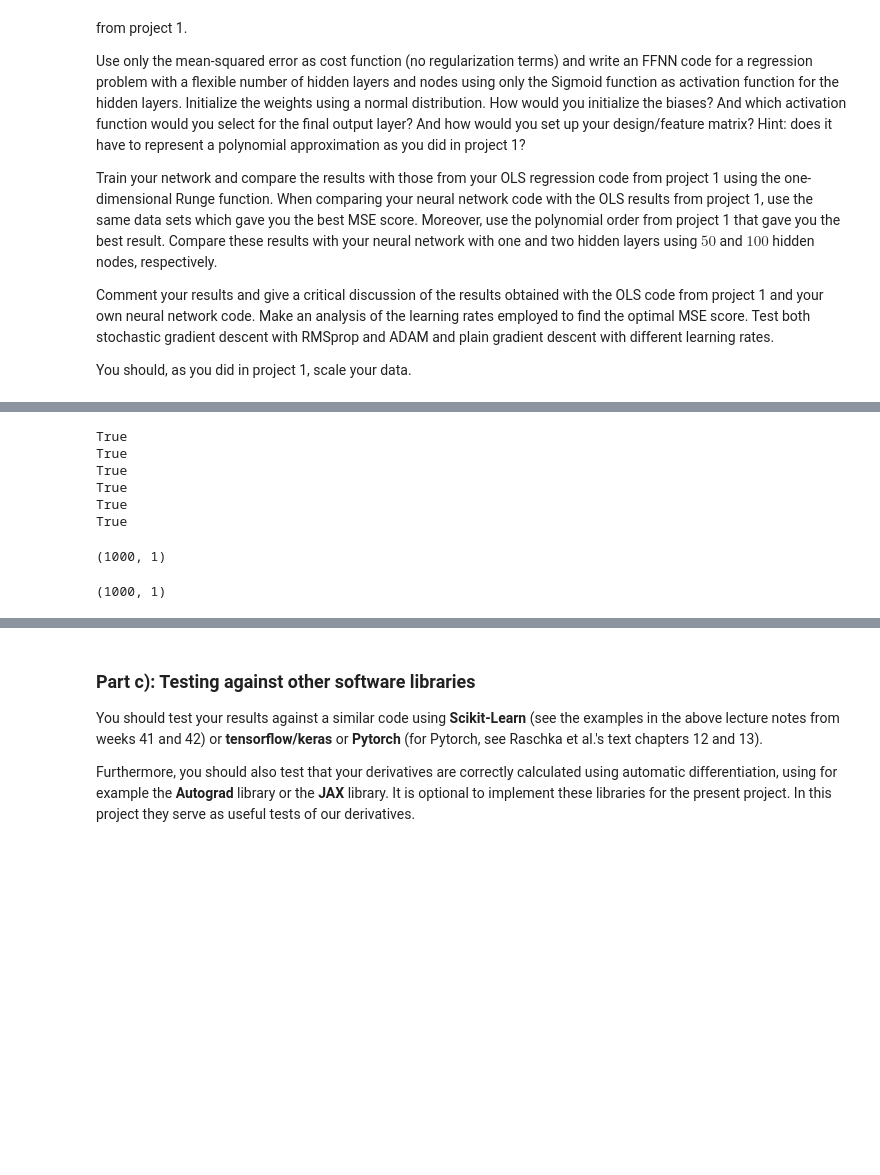
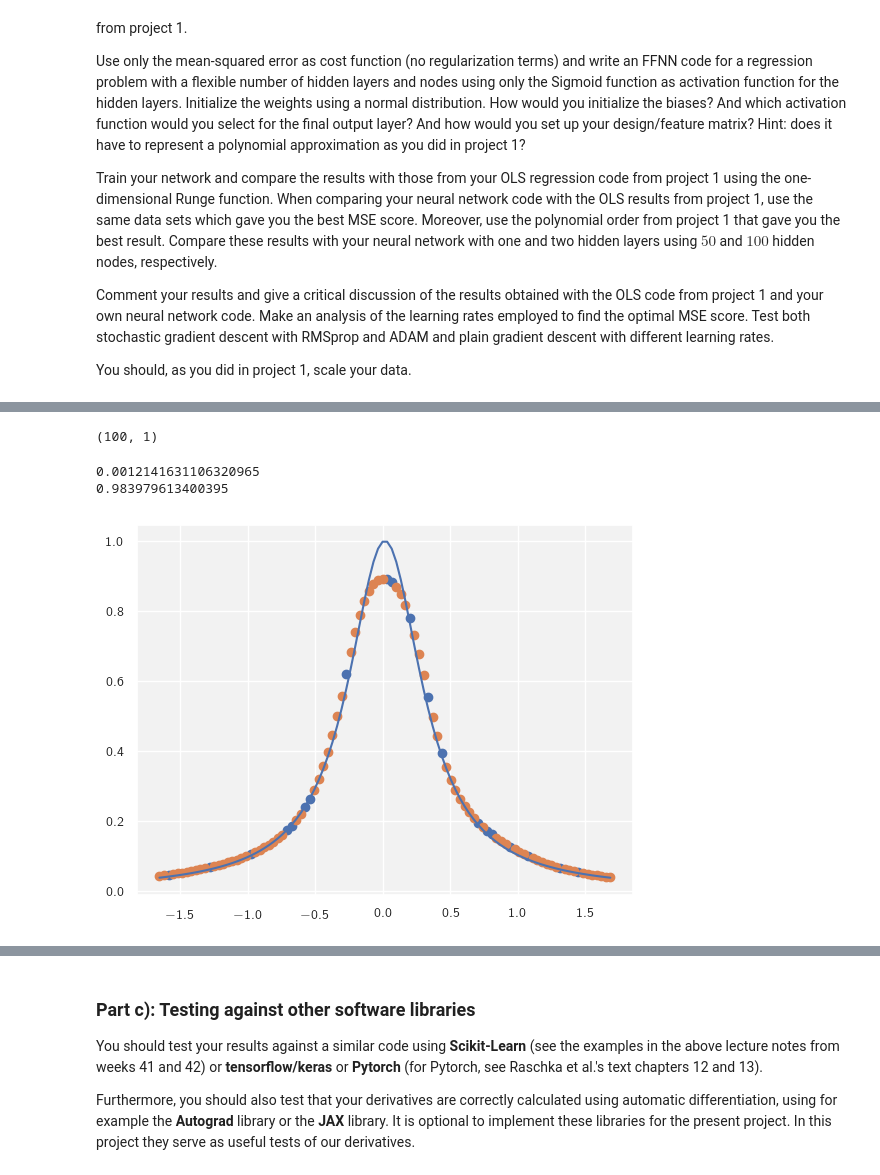
Before and after one commit to p-perrone/UiO_MachineLearning, a Jupyter notebook: ml_project2/notebooks/project2.ipynb, the cells around one changed output, grey strips where cells are left out. Saved outputs shown, nothing was run; the diff lists cells and outputs as text; code cells hidden in the pictures; blank space fills up the shorter version.

```diff
--- a/ml_project2/notebooks/project2.ipynb
+++ b/ml_project2/notebooks/project2.ipynb
@@ -269,7 +302,7 @@ class Constant(Scheduler):
         pass
 
 class RMSProp(Scheduler):
-    def __init__(self, eta, beta1=0.99):
+    def __init__(self, eta, beta=0.99):
         super().__init__(eta)
         self.beta = beta
         self.second = 0.0
@@ -284,7 +317,7 @@ class RMSProp(Scheduler):
 
 
 class Adam(Scheduler):
-    def __init__(self, eta, beta1=0.99, beta2=0.9):
+    def __init__(self, eta, beta1=0.9, beta2=0.999):
         super().__init__(eta)
         self.beta1 = beta1
         self.beta2 = beta2
@@ -555,26 +580,38 @@ Layer 3: dC_dz=(5, 7), W=(3, 7), dC_da=(5, 3)
-# %%
-for l, g in zip(layers, grads):
-    for sl, sg in zip(l, g):
-        print(sl.shape == sg.shape)
-# %% [output]
-True
-True
-True
-True
-True
-True
-# %%
-x = np.linspace(-1, 1, 1000).reshape(-1, 1)
-y = Runge(x, noise=False)
-print(y.shape)
-x_train, x_test, y_train, y_test = train_test_split(x, y, test_size=0.2)
-scaler = StandardScaler()
-x_train = scaler.fit_transform(x_train)
-x_test = scaler.transform(x_test)
-x = scaler.transform(x)
-# %% [output]
-(1000, 1)
-# %%
-x.shape
-# %% [output]
-(1000, 1)
+# %%
+nn = NeuralNetwork(
+    network_input_size=1,
+    layer_output_sizes=[100, 100, 1],
+    activation_funcs=[sigmoid, sigmoid, sigmoid],
+    activation_ders=[sigmoid_der, sigmoid_der, sigmoid_der],
+    cost_func=mse,
+    cost_der=mse_der
+)
+# %%
+x = np.linspace(-1, 1, 100).reshape(-1, 1)
+y = Runge(x, noise=False)
+print(x.shape)
+x_train, x_test, y_train, y_test = train_test_split(x, y, test_size=0.2)
+scaler = StandardScaler()
+x_train = scaler.fit_transform(x_train)
+x_test = scaler.transform(x_test)
+x = scaler.transform(x)
+# %% [output]
+(100, 1)
+# %%
+nn._create_layers()
+nn._define_scheduler('Adam', eta=1e-4)
+nn._train(x_train, y_train, 500)
+
+predict_test = nn._predict(x_test)
+predict_train = nn._predict(x_train)
+
+plt.plot(x, y)
+plt.scatter(x_test, predict_test)
+plt.scatter(x_train, predict_train)
+
+print(mse(predict_test, y_test))
+print(r2_score(predict_test, y_test))
+# %% [output]
+0.0012141631106320965
+0.983979613400395
+[figure, added]
```
Also changed, not shown: parts of 9 cells of this notebook.
